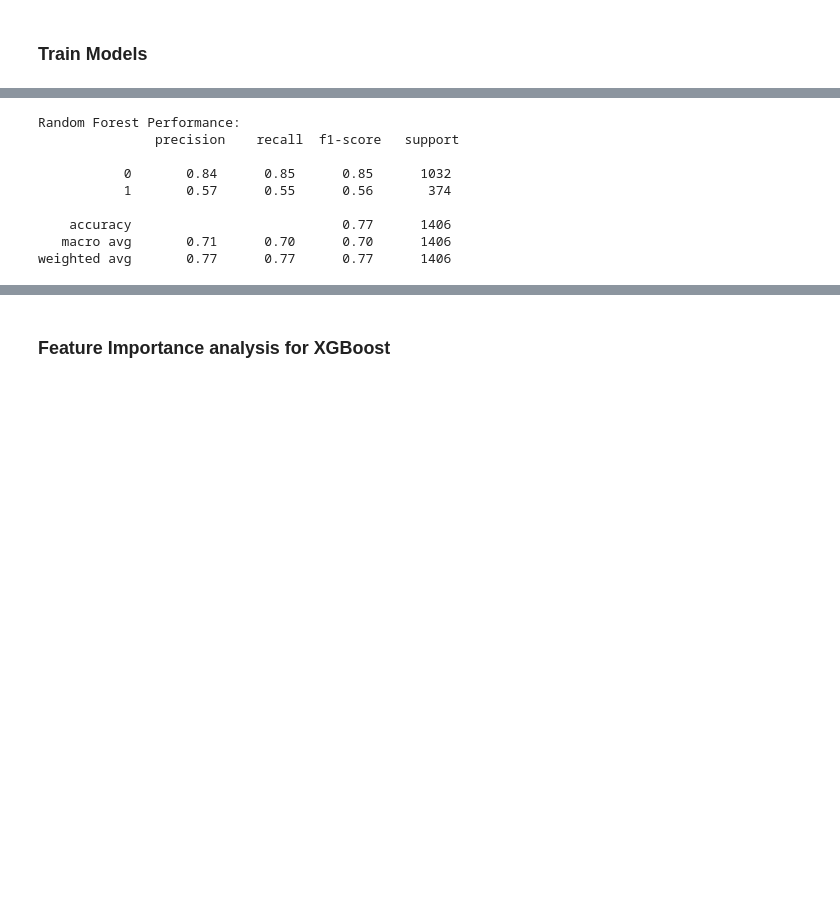
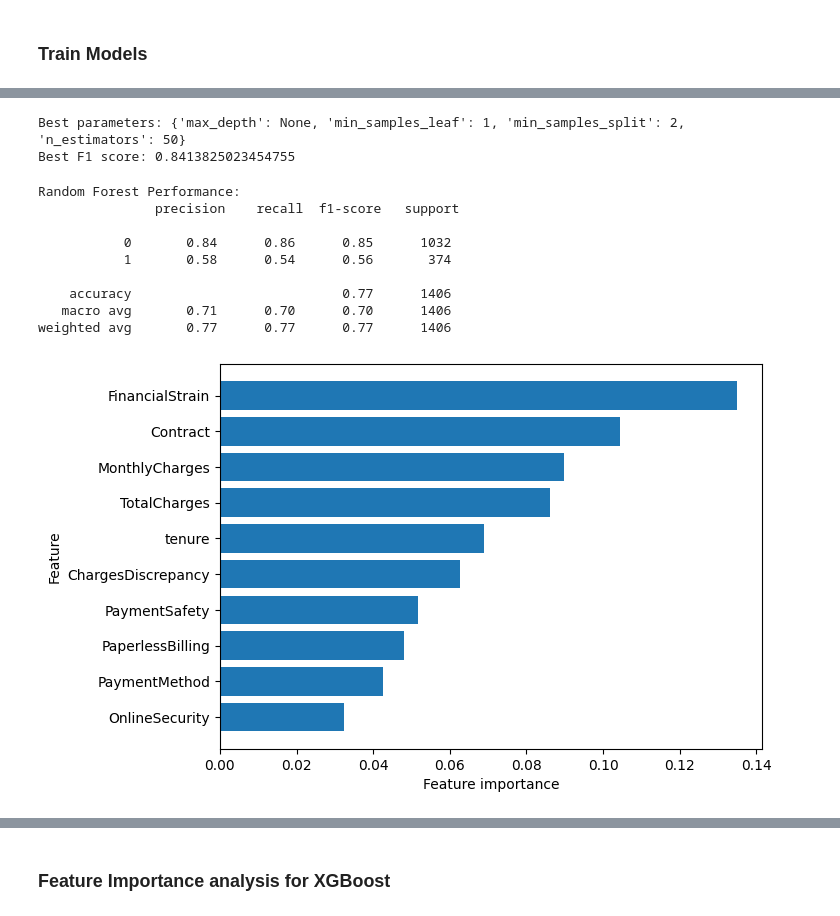
Before and after one commit to beatricecitterio/hacklab, a Jupyter notebook: ml_v2.ipynb, the cells around one changed output, grey strips where cells are left out. Saved outputs shown, nothing was run; the diff lists cells and outputs as text; code cells hidden in the pictures; blank space fills up the shorter version.

```diff
--- a/ml_v2.ipynb
+++ b/ml_v2.ipynb
@@ -297,35 +324,39 @@ weighted avg       0.80      0.80      0.80      1407
 # %%
-# # Perform grid search for random forest on the oversampled dataset
-# rf = RandomForestClassifier(random_state=42)
-# param_grid = {
-#     'n_estimators': [50, 100, 200],
-#     'max_depth': [None, 10, 20, 30],
-#     'min_samples_split': [2, 5, 10],
-#     'min_samples_leaf': [1, 2, 4]
-# }
-# grid_search_rf = GridSearchCV(rf, param_grid, cv=5, scoring='f1', n_jobs=-1)
-# grid_search_rf.fit(X_train_res, y_train_res)
-# # Print the best parameters and the corresponding score
-# print("Best parameters:", grid_search_rf.best_params_)
-# print("Best F1 score:", grid_search_rf.best_score_)
+# Perform grid search for random forest on the oversampled dataset
+rf = RandomForestClassifier(random_state=42)
+param_grid = {
+    'n_estimators': [50, 100, 200],
+    'max_depth': [None, 10, 20, 30],
+    'min_samples_split': [2, 5, 10],
+    'min_samples_leaf': [1, 2, 4]
+}
+grid_search_rf = GridSearchCV(rf, param_grid, cv=5, scoring='f1', n_jobs=-1)
+grid_search_rf.fit(X_train_res, y_train_res)
+# Print the best parameters and the corresponding score
+print("Best parameters:", grid_search_rf.best_params_)
+print("Best F1 score:", grid_search_rf.best_score_)
+# %% [output]
+Best parameters: {'max_depth': None, 'min_samples_leaf': 1, 'min_samples_split': 2, 'n_estimators': 50}
+Best F1 score: 0.8413825023454755
 # %%
 # Random Forest Classifier
-
-rf_model = RandomForestClassifier(random_state=42)
+best_params_rf = grid_search_rf.best_params_
+rf_model = RandomForestClassifier(random_state=42, **best_params_rf)
 rf_model.fit(X_train_res, y_train_res)
 y_pred_rf = rf_model.predict(X_val)
 print("Random Forest Performance:\n", classification_report(y_val, y_pred_rf))
-# plot_feat_imp(rf_model.feature_importances_)
+plot_feat_imp(rf_model.feature_importances_)
 # %% [output]
 Random Forest Performance:
                precision    recall  f1-score   support
 
-           0       0.84      0.85      0.85      1032
-           1       0.57      0.55      0.56       374
+           0       0.84      0.86      0.85      1032
+           1       0.58      0.54      0.56       374
 
     accuracy                           0.77      1406
    macro avg       0.71      0.70      0.70      1406
 weighted avg       0.77      0.77      0.77      1406
+[figure, added]
 # %%
 # Perform grid search for xgboost on the oversampled dataset
 xgb = XGBClassifier(use_label_encoder=False, eval_metric='logloss', random_state=42)
```
Also changed, not shown: parts of 23 cells of this notebook, 3 other files.
